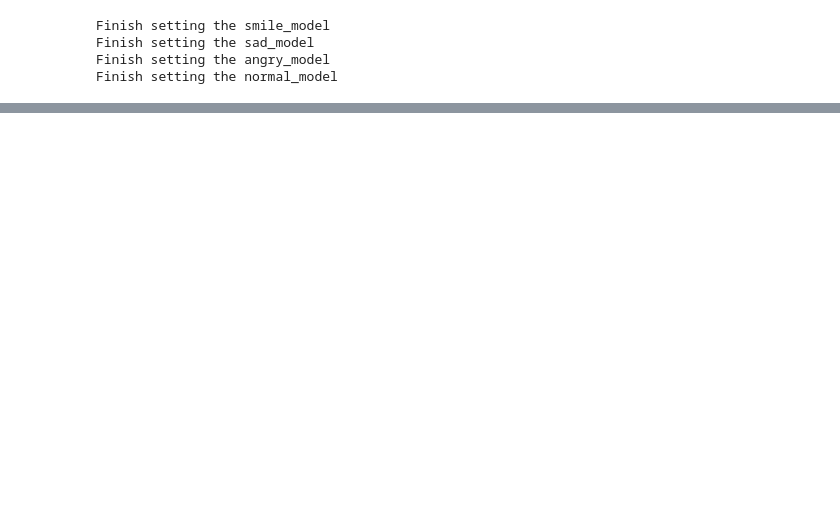
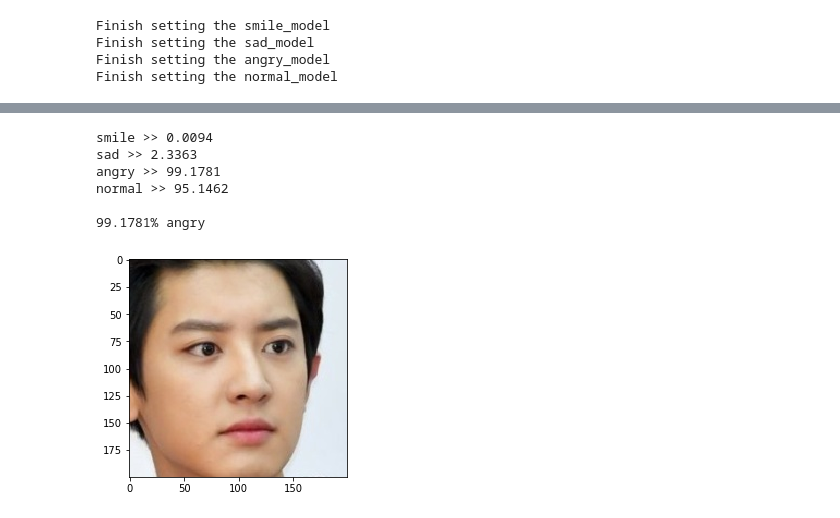
Before and after one commit to quhb2455/My_data, a Jupyter notebook: AI/Face_emotion/emotion.ipynb, the cells around one changed output, grey strips where cells are left out. Saved outputs shown, nothing was run; the diff lists cells and outputs as text; code cells hidden in the pictures; blank space fills up the shorter version.

Commit message:
face emotion

```diff
--- a/AI/Face_emotion/emotion.ipynb
+++ b/AI/Face_emotion/emotion.ipynb
@@ -29,8 +1,14 @@ def extract_face(frame, size=0.5) :
 # %%
+import import_ipynb
+import model
+
 smile_model = model.set_model('smile')
 sad_model = model.set_model('sad')
 angry_model = model.set_model('angry')
 normal_model = model.set_model('normal')
+
+models = [smile_model, sad_model, angry_model, normal_model]
+classes = ['smile', 'sad', 'angry', 'normal']
 # %% [output]
 Finish setting the smile_model
 Finish setting the sad_model
@@ -219,0 +17,37 @@ cv2.destroyAllWindows()
+# %%
+import cv2
+import numpy as np
+import matplotlib.pyplot as plt
+
+img = cv2.imread('img/angry.jpg')
+
+b,g,r = cv2.split(img)
+ori_img = cv2.merge([r,g,b])
+
+img, face = model.extract_face(img)
+
+score = []
+score = model.score_list(face, models)
+
+display_string, heightest_index, heightest_score = model.heightest_score(score)
+
+# print('heightest_index : %0.3f'%heightest_index)
+# print('heightest_score : %0.3f'%heightest_score)
+
+i=0
+for item in score :
+    print("%s >> %0.4f"%(classes[i],(100 * item)))
+    i+=1
+print()
+print(display_string)
+
+plt.imshow(ori_img)
+plt.show()
+# %% [output]
+smile >> 0.0094
+sad >> 2.3363
+angry >> 99.1781
+normal >> 95.1462
+
+99.1781% angry
+[figure, added]
```
Also changed, not shown: parts of 8 cells of this notebook.
